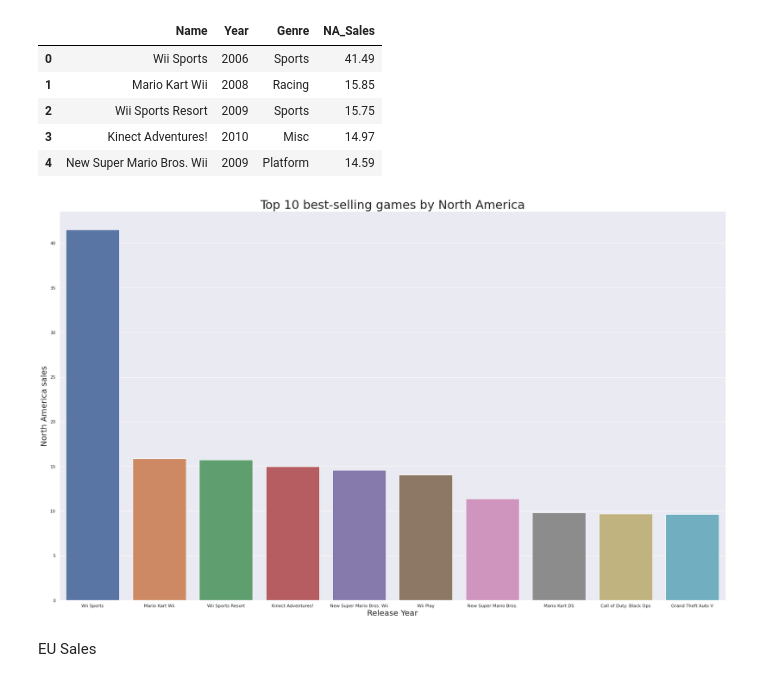
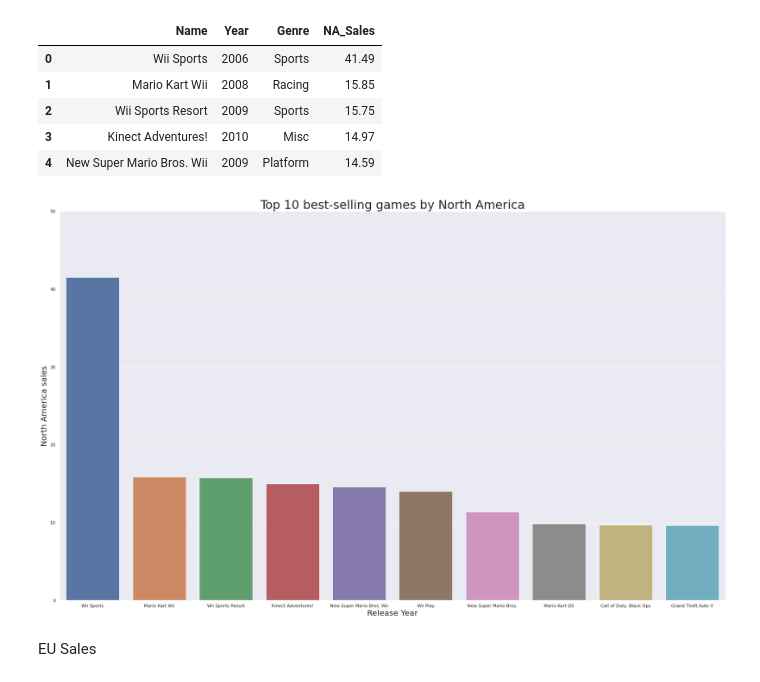
Before and after one commit to Jeongho-K/Section-Project, a Jupyter notebook: Section 1/AI_14_김정호_Section1.ipynb, the cells around one changed output. Drawn from its saved outputs; the diff is of its cells as text; code cells hidden in the pictures.

```diff
--- a/Section 1/AI_14_김정호_Section1.ipynb
+++ b/Section 1/AI_14_김정호_Section1.ipynb
@@ -892,13 +892,14 @@ df_sortedNA.head()
 # %%
 plt.figure(figsize=(30, 18))
 sns.barplot(x='Name', y='NA_Sales', data=df_sortedNA)
 
 plt.title("Top 10 best-selling games by North America", fontsize=30)
+plt.ylim(0, 50)
 plt.xlabel("Release Year", fontsize=20)
 plt.ylabel("North America sales", fontsize=20)
 plt.show()
 # %% [output]
-[figure, old version]
+[figure, new version]
 # %% [markdown]
 EU Sales
 # %%
```
Also changed, not shown: parts of 6 cells of this notebook.
